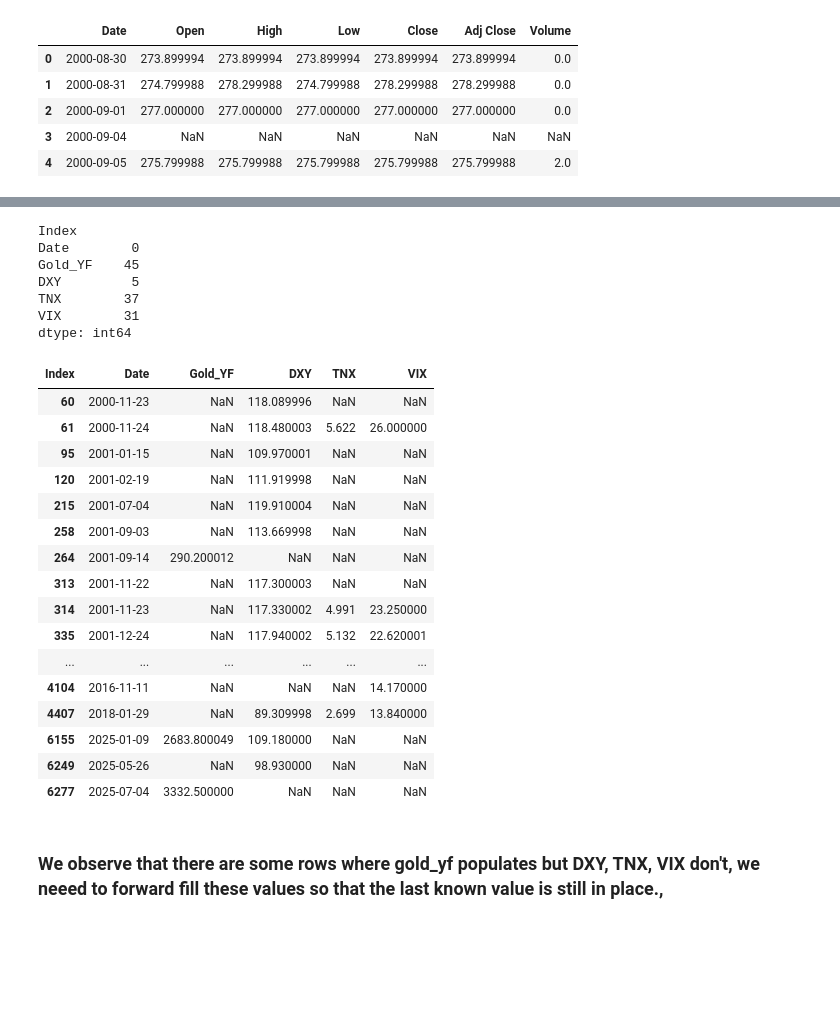
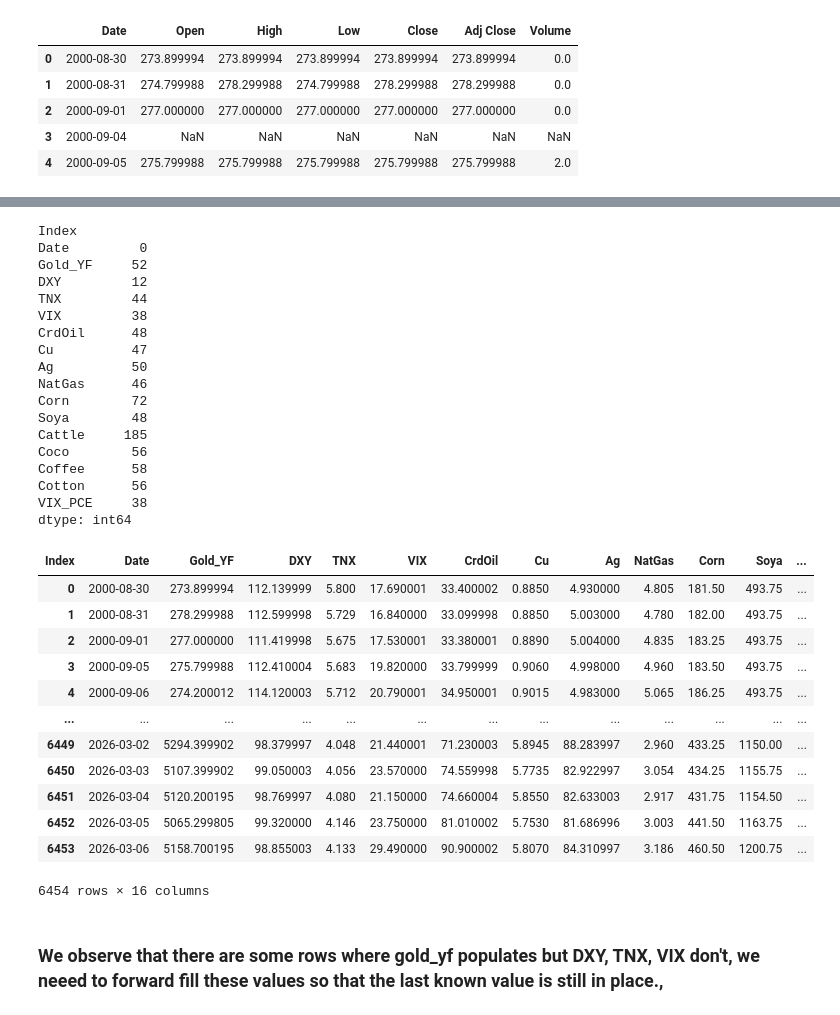
Before and after one commit to Morpheus1520/Gold-Price-Trend, a Jupyter notebook: Gold Price Trend.ipynb, the cells around one changed output, grey strips where cells are left out. Drawn from its saved outputs; the diff is of its cells as text; code cells hidden in the pictures; blank space fills up the shorter version.

Commit message:
Add files via upload
Added Commodity Values and VIX Exceptions Fields to the Dataset

```diff
--- a/Gold Price Trend.ipynb
+++ b/Gold Price Trend.ipynb
@@ -23,12 +24,21 @@ gold_data.head()
 | 3 | 2000-09-04 | NaN | NaN | NaN | NaN | NaN | NaN |
 | 4 | 2000-09-05 | 275.799988 | 275.799988 | 275.799988 | 275.799988 | 275.799988 | 2.0 |
 # %%
-import yfinance as yf
 tickers = {
     "Gold_YF": "GC=F",
     "DXY": "DX-Y.NYB",
     "TNX": "^TNX",
-    "VIX": "^VIX"
+    "VIX": "^VIX",
+    "CrdOil": "CL=F",
+    "Cu": "HG=F",
+    "Ag": "SI=F",
+    "NatGas": "NG=F",
+    "Corn": "ZC=F",
+    "Soya": "ZS=F",
+    "Cattle": "LE=F",
+    "Coco": "CC=F",
+    "Coffee": "KC=F",
+    "Cotton": "CT=F"
 }
 
 data = {}
@@ -50,5 +70,11 @@ merged_df.columns = merged_df.columns.get_level_values(0)
 merged_df.reset_index(inplace=True)
 merged_df.columns.name = "Index"
 # %%
+# Calculating the Exceptional VIX values ranging above the std deviation where 0 = mean, -1 = -1*sigma, +1 = 1*sigma and so on...
+mean_vix = merged_df['VIX'].mean()
+std_vix = merged_df['VIX'].std()
+
+merged_df['VIX_PCE'] = ((merged_df['VIX'] - mean_vix) / std_vix)
+
 merged_df
 # %% [output]
@@ -120,32 +130,41 @@ merged_df
 merged_df.isna().sum()
 # %% [output]
 Index
-Date        0
-Gold_YF    45
-DXY         5
-TNX        37
-VIX        31
+Date         0
+Gold_YF     52
+DXY         12
+TNX         44
+VIX         38
+CrdOil      48
+Cu          47
+Ag          50
+NatGas      46
+Corn        72
+Soya        48
+Cattle     185
+Coco        56
+Coffee      58
+Cotton      56
+VIX_PCE     38
 dtype: int64
 # %%
 merged_df[merged_df.isna().any(axis=1)]
+merged_df = merged_df.bfill()
+merged_df
 # %% [output]
-| Index | Date | Gold_YF | DXY | TNX | VIX |
-| 60 | 2000-11-23 | NaN | 118.089996 | NaN | NaN |
-| 61 | 2000-11-24 | NaN | 118.480003 | 5.622 | 26.000000 |
-| 95 | 2001-01-15 | NaN | 109.970001 | NaN | NaN |
-| 120 | 2001-02-19 | NaN | 111.919998 | NaN | NaN |
-| 215 | 2001-07-04 | NaN | 119.910004 | NaN | NaN |
-| 258 | 2001-09-03 | NaN | 113.669998 | NaN | NaN |
-| 264 | 2001-09-14 | 290.200012 | NaN | NaN | NaN |
-| 313 | 2001-11-22 | NaN | 117.300003 | NaN | NaN |
-| 314 | 2001-11-23 | NaN | 117.330002 | 4.991 | 23.250000 |
-| 335 | 2001-12-24 | NaN | 117.940002 | 5.132 | 22.620001 |
-| ... | ... | ... | ... | ... | ... |
-| 4104 | 2016-11-11 | NaN | NaN | NaN | 14.170000 |
-| 4407 | 2018-01-29 | NaN | 89.309998 | 2.699 | 13.840000 |
-| 6155 | 2025-01-09 | 2683.800049 | 109.180000 | NaN | NaN |
-| 6249 | 2025-05-26 | NaN | 98.930000 | NaN | NaN |
-| 6277 | 2025-07-04 | 3332.500000 | NaN | NaN | NaN |
+| Index | Date | Gold_YF | DXY | TNX | VIX | CrdOil | Cu | Ag | NatGas | Corn | Soya | ... |
+| 0 | 2000-08-30 | 273.899994 | 112.139999 | 5.800 | 17.690001 | 33.400002 | 0.8850 | 4.930000 | 4.805 | 181.50 | 493.75 | ... |
+| 1 | 2000-08-31 | 278.299988 | 112.599998 | 5.729 | 16.840000 | 33.099998 | 0.8850 | 5.003000 | 4.780 | 182.00 | 493.75 | ... |
+| 2 | 2000-09-01 | 277.000000 | 111.419998 | 5.675 | 17.530001 | 33.380001 | 0.8890 | 5.004000 | 4.835 | 183.25 | 493.75 | ... |
+| 3 | 2000-09-05 | 275.799988 | 112.410004 | 5.683 | 19.820000 | 33.799999 | 0.9060 | 4.998000 | 4.960 | 183.50 | 493.75 | ... |
+| 4 | 2000-09-06 | 274.200012 | 114.120003 | 5.712 | 20.790001 | 34.950001 | 0.9015 | 4.983000 | 5.065 | 186.25 | 493.75 | ... |
+| ... | ... | ... | ... | ... | ... | ... | ... | ... | ... | ... | ... | ... |
+| 6449 | 2026-03-02 | 5294.399902 | 98.379997 | 4.048 | 21.440001 | 71.230003 | 5.8945 | 88.283997 | 2.960 | 433.25 | 1150.00 | ... |
+| 6450 | 2026-03-03 | 5107.399902 | 99.050003 | 4.056 | 23.570000 | 74.559998 | 5.7735 | 82.922997 | 3.054 | 434.25 | 1155.75 | ... |
+| 6451 | 2026-03-04 | 5120.200195 | 98.769997 | 4.080 | 21.150000 | 74.660004 | 5.8550 | 82.633003 | 2.917 | 431.75 | 1154.50 | ... |
+| 6452 | 2026-03-05 | 5065.299805 | 99.320000 | 4.146 | 23.750000 | 81.010002 | 5.7530 | 81.686996 | 3.003 | 441.50 | 1163.75 | ... |
+| 6453 | 2026-03-06 | 5158.700195 | 98.855003 | 4.133 | 29.490000 | 90.900002 | 5.8070 | 84.310997 | 3.186 | 460.50 | 1200.75 | ... |
+6454 rows × 16 columns
 # %% [markdown]
 ### We observe that there are some rows where gold_yf populates but DXY, TNX, VIX don't, we neeed to forward fill these values so that the last known value is still in place.,
 # %%
```
Also changed, not shown: parts of 17 cells of this notebook, 1 other file.
